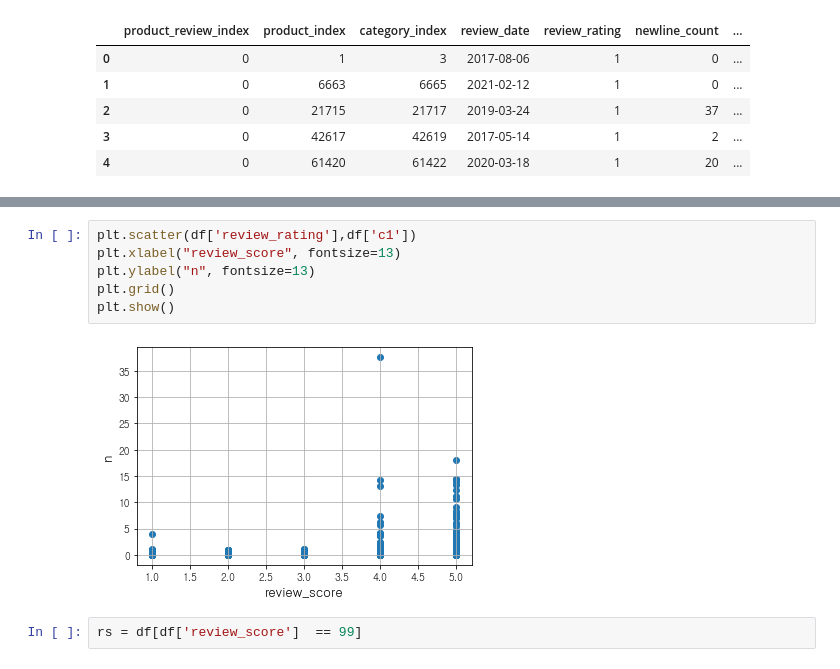
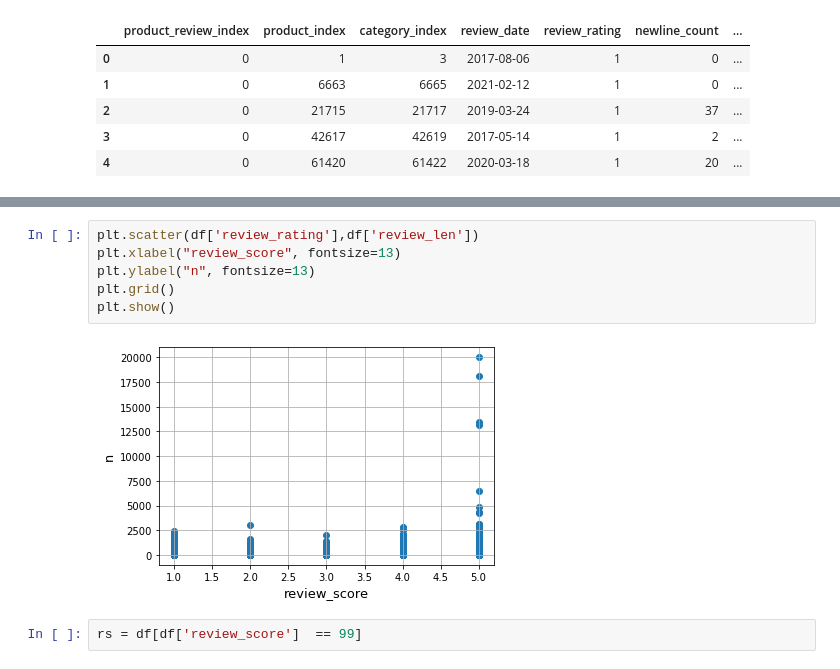
Before and after one commit to LyunJ/CoupangReview, a Jupyter notebook: 감성분석_머신러닝/Untitled.ipynb, the cells around one changed output, grey strips where cells are left out. Cells and saved outputs as stored; diff of their text form.

```diff
--- a/감성분석_머신러닝/Untitled.ipynb
+++ b/감성분석_머신러닝/Untitled.ipynb
@@ -45,11 +45,11 @@ plt.show()
 # %%
-plt.scatter(df['review_rating'],df['c1'])
+plt.scatter(df['review_rating'],df['review_len'])
 plt.xlabel("review_score", fontsize=13)
 plt.ylabel("n", fontsize=13)
 plt.grid()
 plt.show()
 # %% [output]
-[figure, old version]
+[figure, new version]
 # %%
 rs = df[df['review_score']  == 99]
 # %%
```
Also changed, not shown: parts of 3 cells of this notebook, 25 other files.
